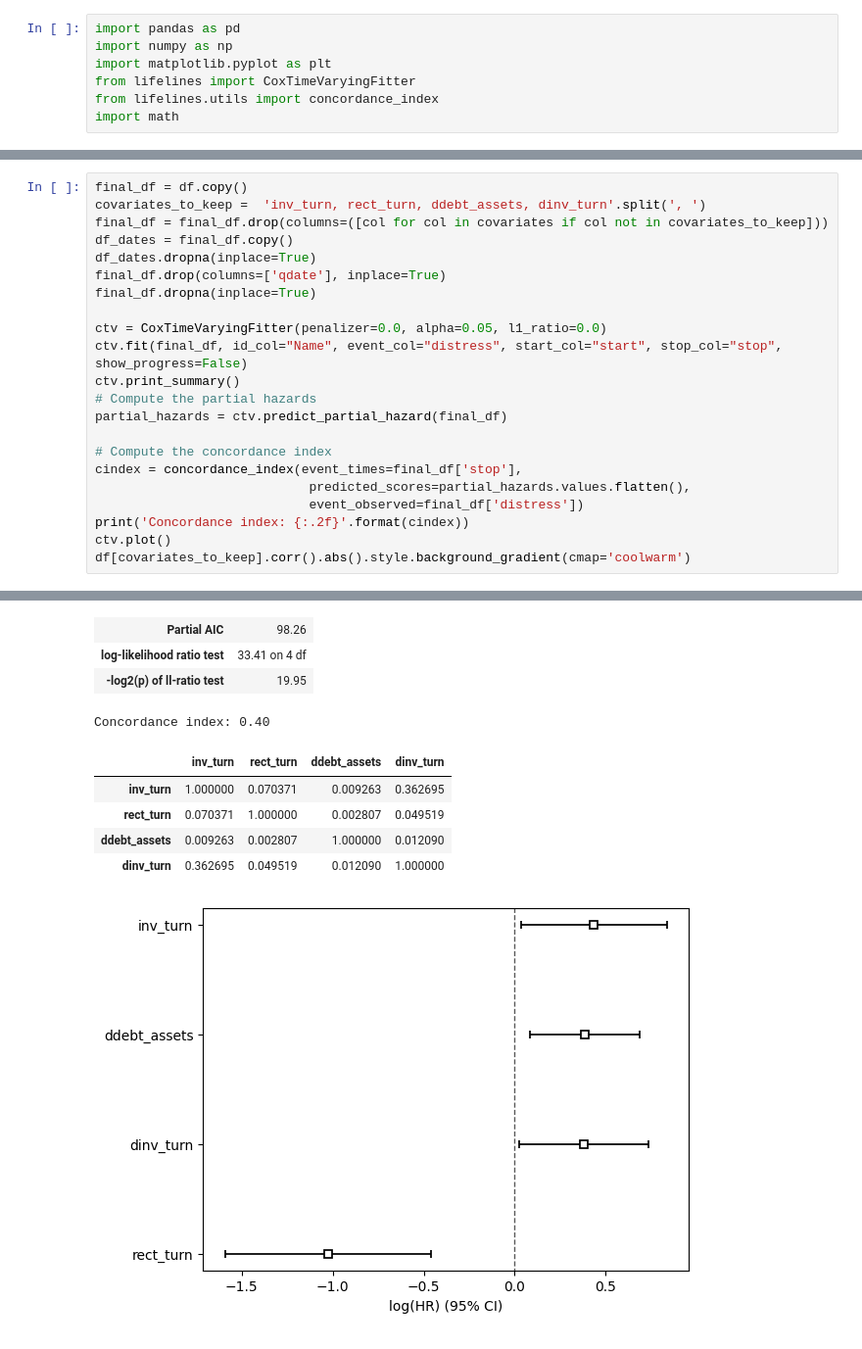
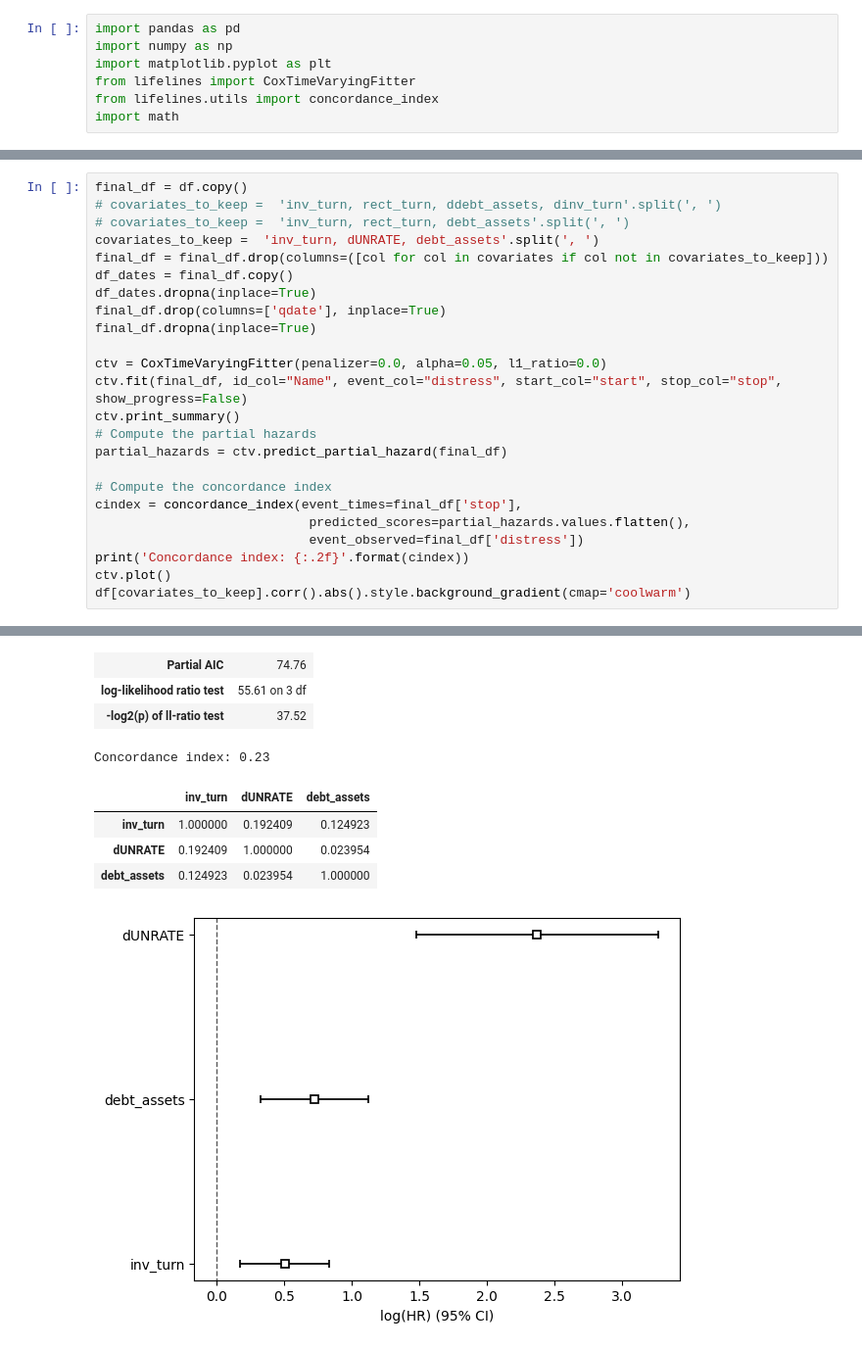
Before and after one commit to Gabriel-dLN/2008-quantitative-study, a Jupyter notebook: lab.ipynb, the cells around one changed output, grey strips where cells are left out. Shown at 98% size. Saved outputs shown, nothing was run; the diff lists cells and outputs as text.

```diff
--- a/lab.ipynb
+++ b/lab.ipynb
@@ -55,6 +70,8 @@ df
 # %%
 final_df = df.copy()
-covariates_to_keep =  'inv_turn, rect_turn, ddebt_assets, dinv_turn'.split(', ')
+# covariates_to_keep =  'inv_turn, rect_turn, ddebt_assets, dinv_turn'.split(', ')
+# covariates_to_keep =  'inv_turn, rect_turn, debt_assets'.split(', ')
+covariates_to_keep =  'inv_turn, dUNRATE, debt_assets'.split(', ')
 final_df = final_df.drop(columns=([col for col in covariates if col not in covariates_to_keep]))
 df_dates = final_df.copy()
 df_dates.dropna(inplace=True)
@@ -90,13 +106,12 @@ df[covariates_to_keep].corr().abs().style.background_gradient(cmap='coolwarm')
-| Partial AIC | 98.26 |
-| log-likelihood ratio test | 33.41 on 4 df |
-| -log2(p) of ll-ratio test | 19.95 |
+| Partial AIC | 74.76 |
+| log-likelihood ratio test | 55.61 on 3 df |
+| -log2(p) of ll-ratio test | 37.52 |
-Concordance index: 0.40
+Concordance index: 0.23
-|  | inv_turn | rect_turn | ddebt_assets | dinv_turn |
-| inv_turn | 1.000000 | 0.070371 | 0.009263 | 0.362695 |
-| rect_turn | 0.070371 | 1.000000 | 0.002807 | 0.049519 |
-| ddebt_assets | 0.009263 | 0.002807 | 1.000000 | 0.012090 |
-| dinv_turn | 0.362695 | 0.049519 | 0.012090 | 1.000000 |
+|  | inv_turn | dUNRATE | debt_assets |
+| inv_turn | 1.000000 | 0.192409 | 0.124923 |
+| dUNRATE | 0.192409 | 1.000000 | 0.023954 |
+| debt_assets | 0.124923 | 0.023954 | 1.000000 |
-[figure, old version]
+[figure, new version]
 # %%
 final_df
 # %% [output]
```
Also changed, not shown: parts of 5 cells of this notebook, 4 other files.
